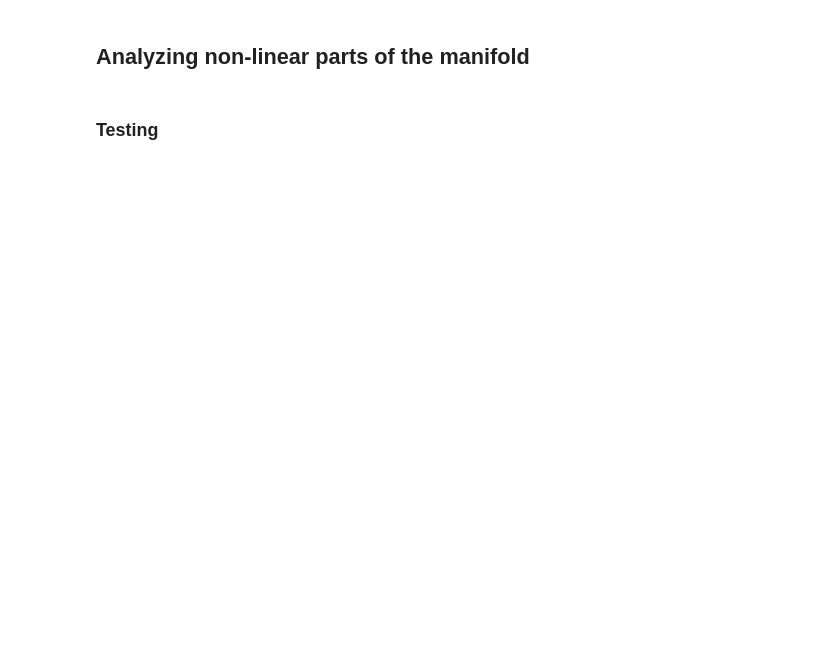
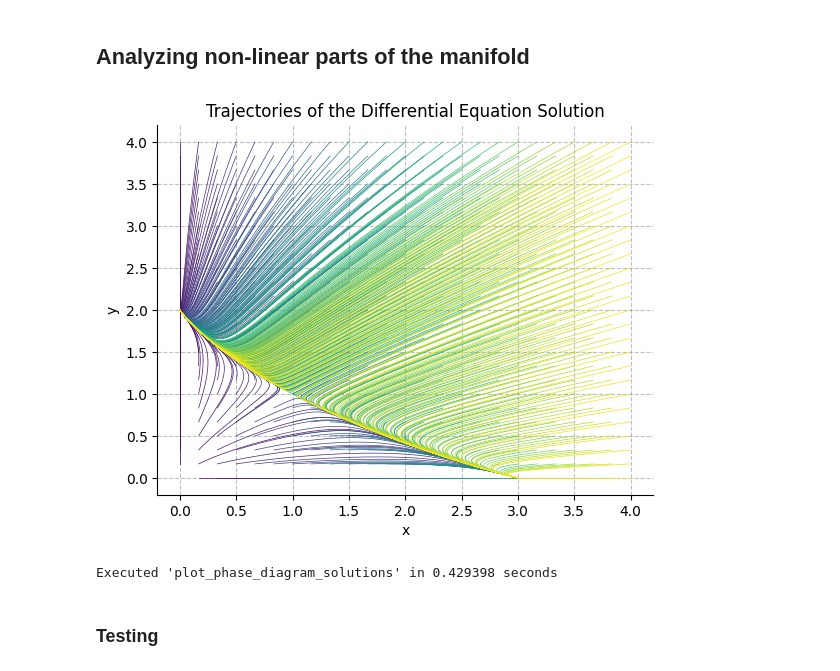
Before and after one commit to Jac-Zac/Dynamic_Systems_Project, a Jupyter notebook: phase_diagram.ipynb, the cells around one changed output. Drawn from its saved outputs; the diff is of its cells as text; code cells hidden in the pictures; blank space fills up the shorter version.

```diff
--- a/phase_diagram.ipynb
+++ b/phase_diagram.ipynb
@@ -206,16 +219,21 @@ x = plot_solution(f, x0, dt=dt, final_time=final_time, rk_only= False)
 ## Analyzing non-linear parts of the manifold
 # %%
 # Delta time
-dt = 0.001
+dt = 0.01
 
 # Final time
 final_time = 10
+
+# studiarlo con dt negativo e final_time negativo anche
 
 # The number of step is automatically computed the function is also inside eqdiff_solver
 plot_phase_diagram_solutions(f, dt=dt, final_time=final_time, num=25)
 
 # Close all open figures
 plt.close('all')
+# %% [output]
+[figure, added]
+Executed 'plot_phase_diagram_solutions' in 0.429398 seconds
 # %% [markdown]
 ### Testing
 # %%
```
Also changed, not shown: parts of 7 cells of this notebook, 1 other file.
